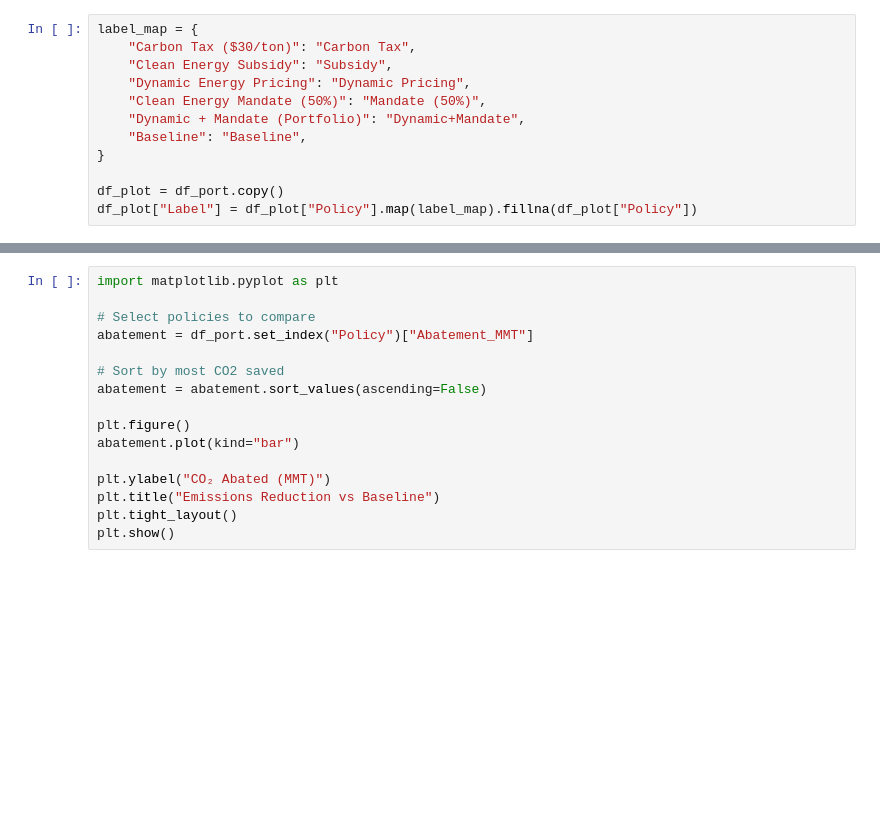
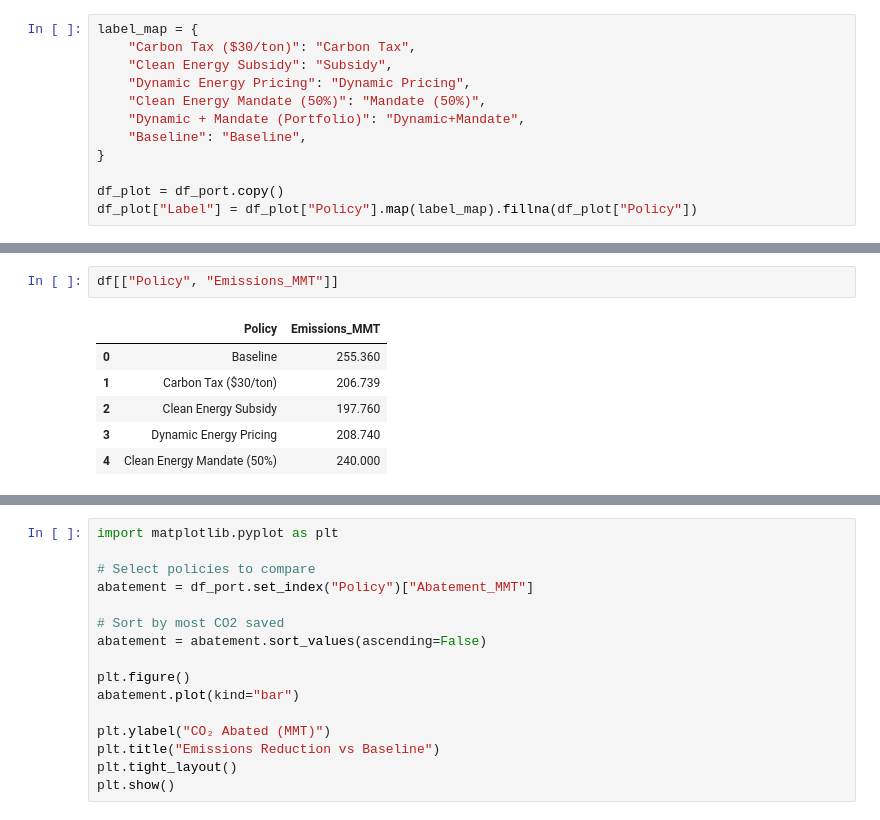
Before and after one commit to finnrcase/ai-data-center-policy-model, a Jupyter notebook: Notebooks/04_policy_portfolio.ipynb, the cells around one changed output, grey strips where cells are left out. Saved outputs shown, nothing was run; the diff lists cells and outputs as text; blank space fills up the shorter version.

```diff
--- a/Notebooks/04_policy_portfolio.ipynb
+++ b/Notebooks/04_policy_portfolio.ipynb
@@ -159 +170,10 @@ plt.show()
+# %%
+df[["Policy", "Emissions_MMT"]]
+# %% [output]
+|  | Policy | Emissions_MMT |
+| 0 | Baseline | 255.360 |
+| 1 | Carbon Tax ($30/ton) | 206.739 |
+| 2 | Clean Energy Subsidy | 197.760 |
+| 3 | Dynamic Energy Pricing | 208.740 |
+| 4 | Clean Energy Mandate (50%) | 240.000 |
 # %%
```
Also changed, not shown: parts of 6 cells of this notebook, 5 other files.
